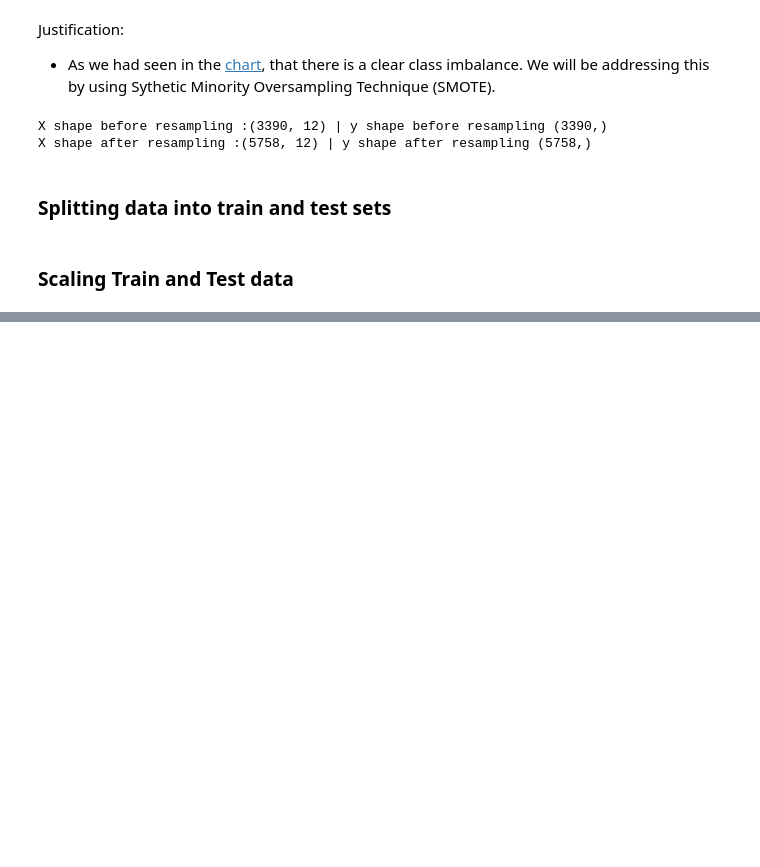
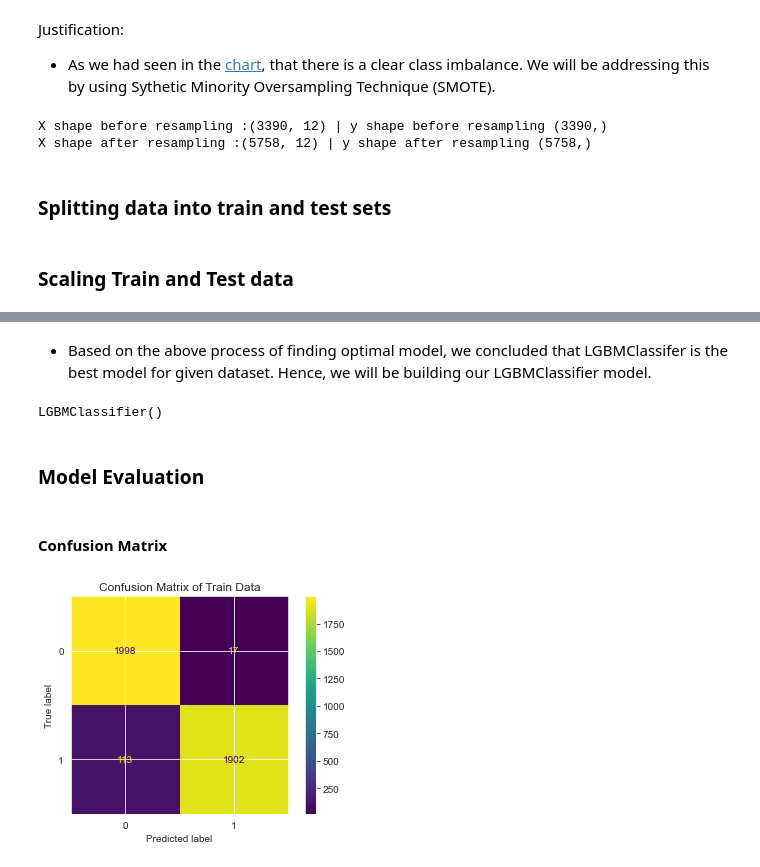
Before and after one commit to olaniSiyum/heart-disease-prediction, a Jupyter notebook: models/heart_disease.ipynb, the cells around one changed output, grey strips where cells are left out. Cells and saved outputs as stored; diff of their text form; code cells hidden in the pictures; blank space fills up the shorter version.

Commit message:
Modeling

```diff
--- a/models/heart_disease.ipynb
+++ b/models/heart_disease.ipynb
@@ -592,0 +599,4 @@ X_test_scaled = scalar.transform(X_test)
+# %%
+clf = LazyClassifier()
+# %%
+clf.fit(X_train_scaled, X_test_scaled, y_train, y_test)
@@ -592,0 +677,20 @@ X_test_scaled = scalar.transform(X_test)
+# %% [markdown]
+- Based on the above process of finding optimal model, we concluded that LGBMClassifer is the best model for given dataset. Hence, we will be building our LGBMClassifier model.
+# %%
+lgbmclf = LGBMClassifier()
+# %%
+lgbmclf.fit(X_train_scaled, y_train)
+# %% [output]
+LGBMClassifier()
+# %% [markdown]
+### Model Evaluation
+# %% [markdown]
+#### Confusion Matrix
+# %%
+y_train_pred = lgbmclf.predict(X_train_scaled)
+cm = confusion_matrix(y_train, y_train_pred)
+ConfusionMatrixDisplay(cm, display_labels=lgbmclf.classes_).plot()
+plt.title('Confusion Matrix of Train Data')
+plt.show()
+# %% [output]
+[figure, added]
```
Also changed, not shown: parts of 20 cells of this notebook.
